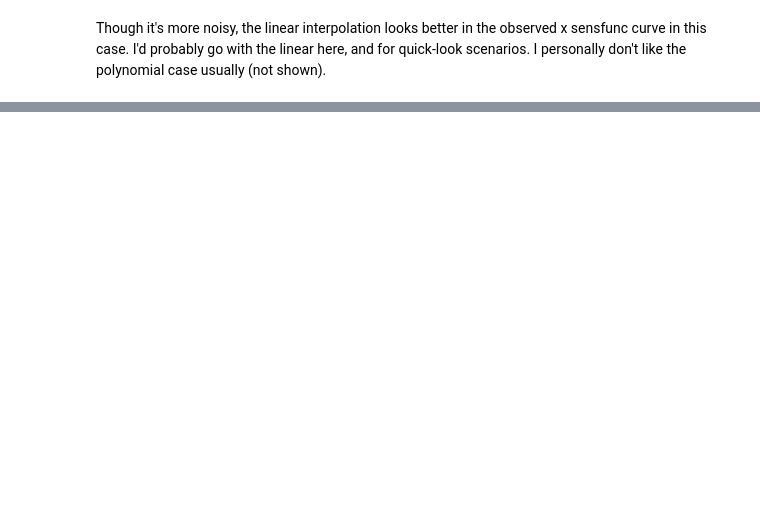
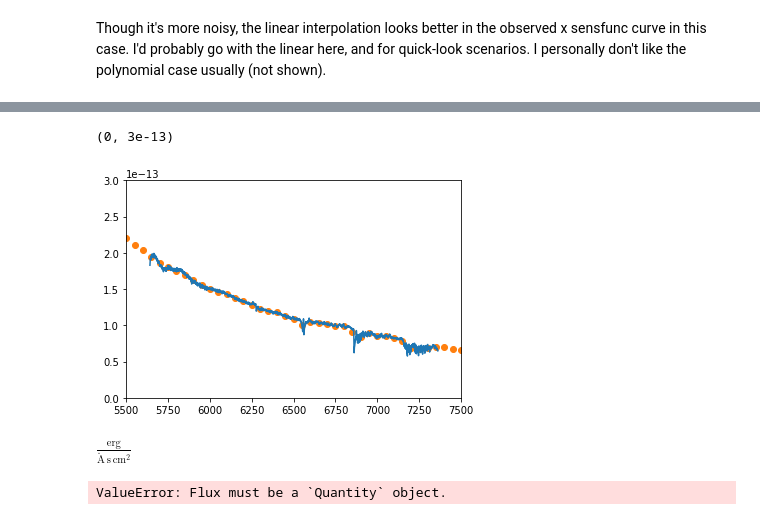
Before and after one commit to jradavenport/specreduce, a Jupyter notebook: specreduce/notebooks/fluxcal_demo.ipynb, the cells around one changed output, grey strips where cells are left out. Drawn from its saved outputs; the diff is of its cells as text; code cells hidden in the pictures; blank space fills up the shorter version.

```diff
--- a/specreduce/notebooks/fluxcal_demo.ipynb
+++ b/specreduce/notebooks/fluxcal_demo.ipynb
@@ -65,0 +100,14 @@ plt.plot(wapprox, sensfunc_lin)
+# %%
+# now apply the sensfunc back to the std star to demonstrate
+plt.plot(wapprox, obj_flux * sensfunc_lin)
+plt.scatter(stdstar['wave'], stdstar['flux'], c='C1')
+plt.xlim(5500,7500)
+plt.ylim(0, 0.3e-12)
+# %% [output]
+(0, 3e-13)
+[figure, added]
+# %%
+# and the result now has the right units!
+(obj_flux * sensfunc_lin).unit
+# %% [output]
+$\mathrm{\frac{erg}{\mathring{A}\,s\,cm^{2}}}$
@@ -65,0 +120,4 @@ plt.plot(wapprox, sensfunc_lin)
+# %%
+obj_spectrum.multiply(obj_spectrum.flux, 10)
+# %% [output]
+ValueError: Flux must be a `Quantity` object.
```
Also changed, not shown: parts of 12 cells of this notebook, 2 other files.
